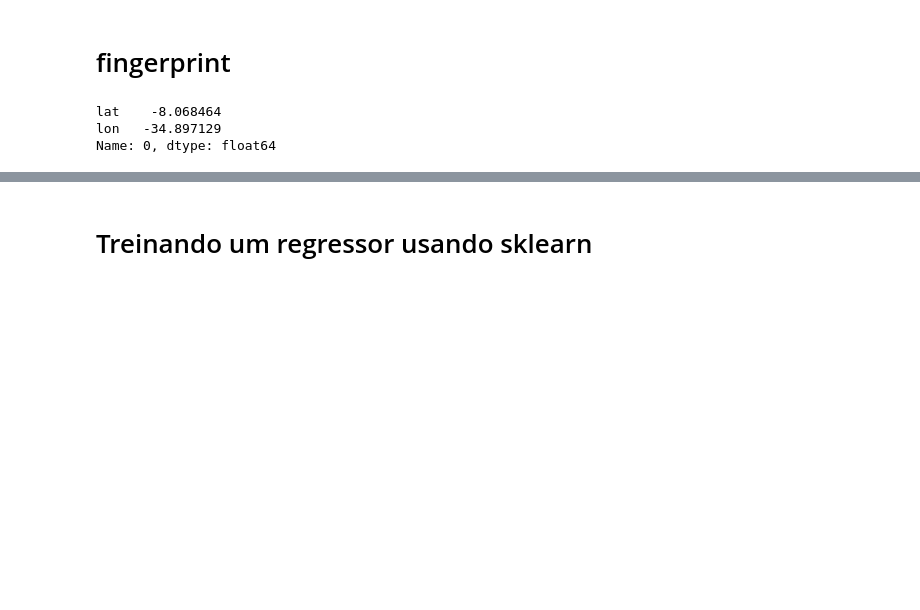
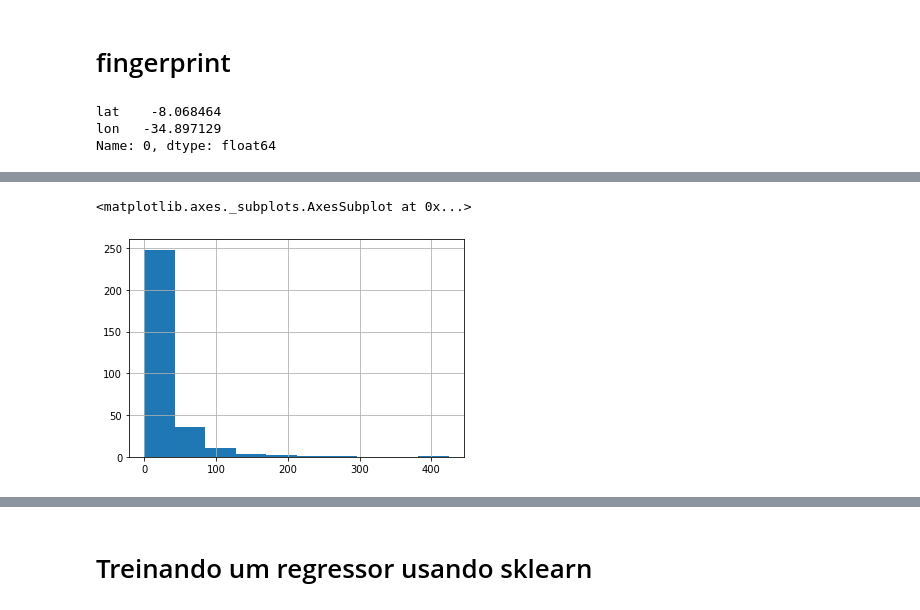
Before and after one commit to mikaelsilva/Comunicacoes_moveis, a Jupyter notebook: projeto_comunicações.ipynb, the cells around one changed output, grey strips where cells are left out. Cells and saved outputs as stored; diff of their text form; code cells hidden in the pictures; blank space fills up the shorter version.

Commit message:
Corrigindo um bug no fingerprint, calculando algumas metricas, calculando o erro em metros e plotando histograma, boxplot e scatterplot com as saidas

```diff
--- a/projeto_comunicações.ipynb
+++ b/projeto_comunicações.ipynb
@@ -146,0 +169,3 @@ Name: 0, dtype: float64
+# %%
+df2['lat_pred'] = [lat for lat,_ in Y_pred]
+df2['lon_pred'] = [lon for _,lon in Y_pred]
@@ -146,0 +181,3 @@ Name: 0, dtype: float64
+# %%
+df2['lat_diff'] = df2['lat'] - df2['lat_pred']
+df2['lon_diff'] = df2['lon'] - df2['lon_pred']
@@ -146,0 +205,6 @@ Name: 0, dtype: float64
+# %%
+df2['lat_diff_metros'] = df2['lat_diff'] * 30.87 * 1000
+df2['lon_diff_metros'] = df2['lon_diff'] * 30.87 * 1000
+# %%
+import math
+df2['diff_metros'] = [math.sqrt(lat_diff**2+lon_diff**2) for lat_diff,lon_diff in zip(df2['lat_diff_metros'],df2['lon_diff_metros'])]
@@ -146,0 +223,5 @@ Name: 0, dtype: float64
+# %%
+df2['diff_metros'].hist()
+# %% [output]
+<matplotlib.axes._subplots.AxesSubplot at 0x...>
+[figure, added]
```
Also changed, not shown: parts of 38 cells of this notebook.
